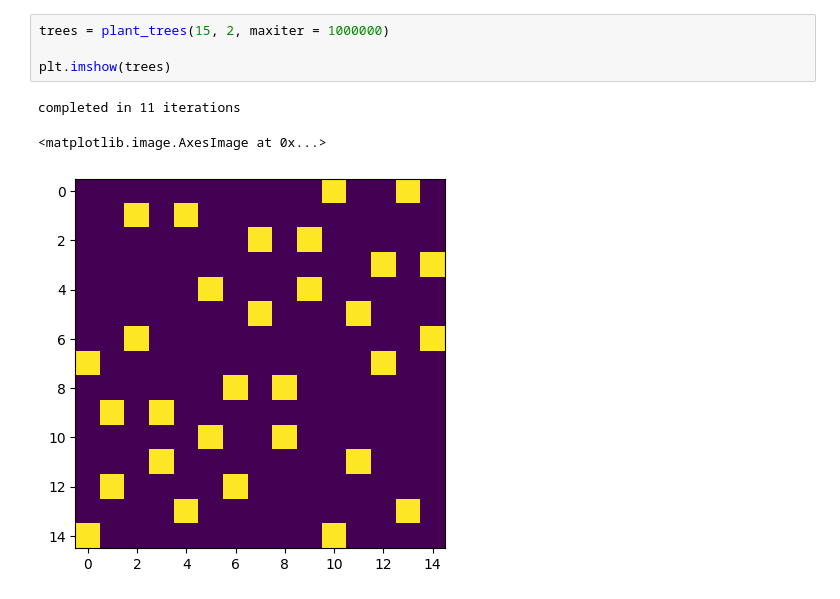
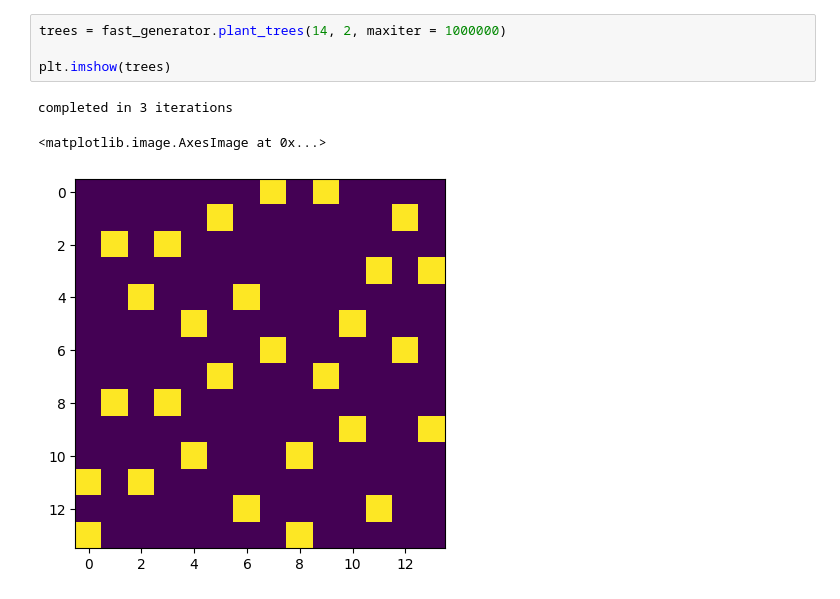
Before and after one commit to trevor-chan/n-trees, a Jupyter notebook: generator.ipynb, the cells around one changed output. Drawn from its saved outputs; the diff is of its cells as text.

```diff
--- a/generator.ipynb
+++ b/generator.ipynb
@@ -39,8 +59,8 @@ time = 0.5745551586151123
 # %%
-trees = plant_trees(15, 2, maxiter = 1000000)
+trees = fast_generator.plant_trees(14, 2, maxiter = 1000000)
 
 plt.imshow(trees)
 # %% [output]
-completed in 11 iterations
+completed in 3 iterations
 <matplotlib.image.AxesImage at 0x...>
-[figure, old version]
+[figure, new version]
```
Also changed, not shown: parts of 27 cells of this notebook, 3 other files.
